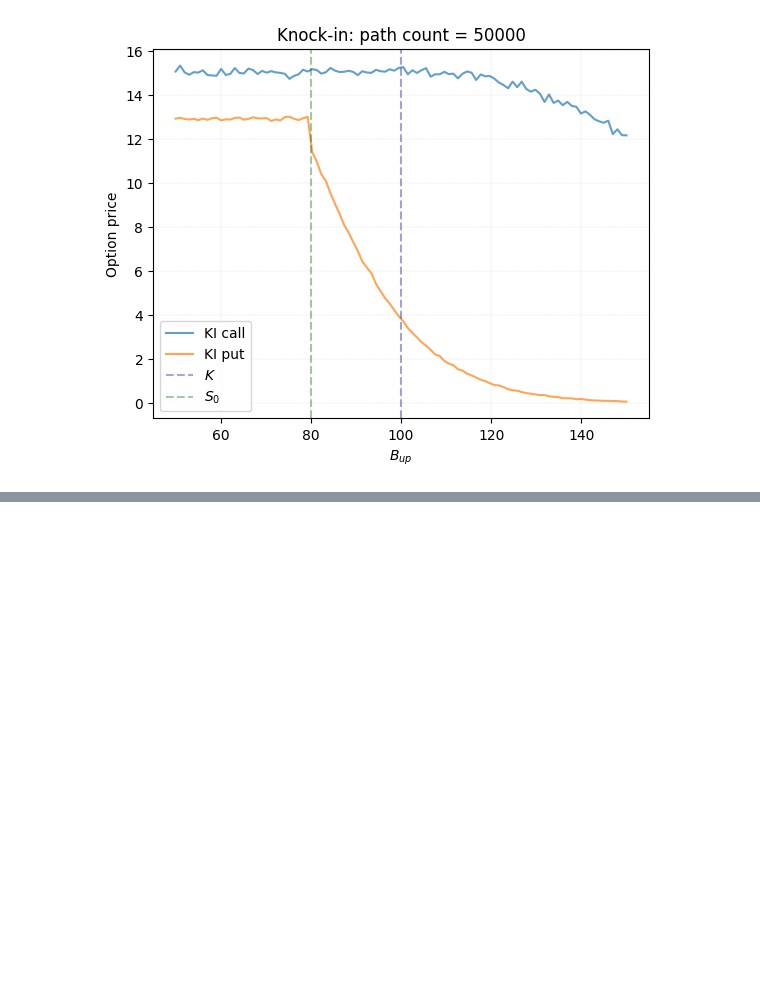
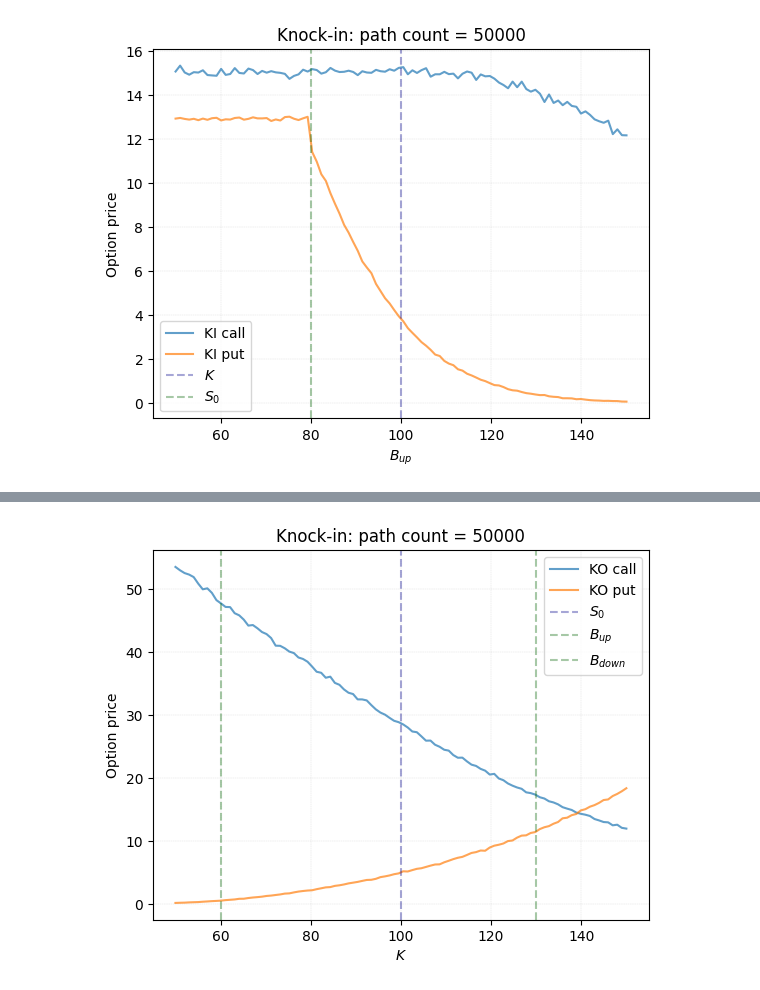
Before and after one commit to ccjeremylo/FinEng-in-IRFX, a Jupyter notebook: src/python/Lecture4/ExoticMC.ipynb, the cells around one changed output, grey strips where cells are left out. Drawn from its saved outputs; the diff is of its cells as text; code cells hidden in the pictures; blank space fills up the shorter version.

```diff
--- a/src/python/Lecture4/ExoticMC.ipynb
+++ b/src/python/Lecture4/ExoticMC.ipynb
@@ -191,0 +254,15 @@ plot_barrier_option_price(x_axis, data1, data2, x1, x2, x3, nb_path, title)
+# %%
+x_axis = [K_list, r"$K$"]
+data1 = [KI_call_prices, 'KO call']
+data2 = [KI_put_prices, 'KO put']
+x1 = [S0, r"$S_0$"]
+x2 = [Bup, r"$B_{up}$"]
+x3 = [Bdown, r"$B_{down}$"]
+nb_path = path_count
+title = "Knock-in: "
+
+plot_name = "KI_Price_as_K.png"
+
+plot_barrier_option_price(x_axis, data1, data2, x1, x2, x3, nb_path, title, plot_dir+plot_name)
+# %% [output]
+[figure, added]
```
Also changed, not shown: parts of 12 cells of this notebook, 12 other files.
